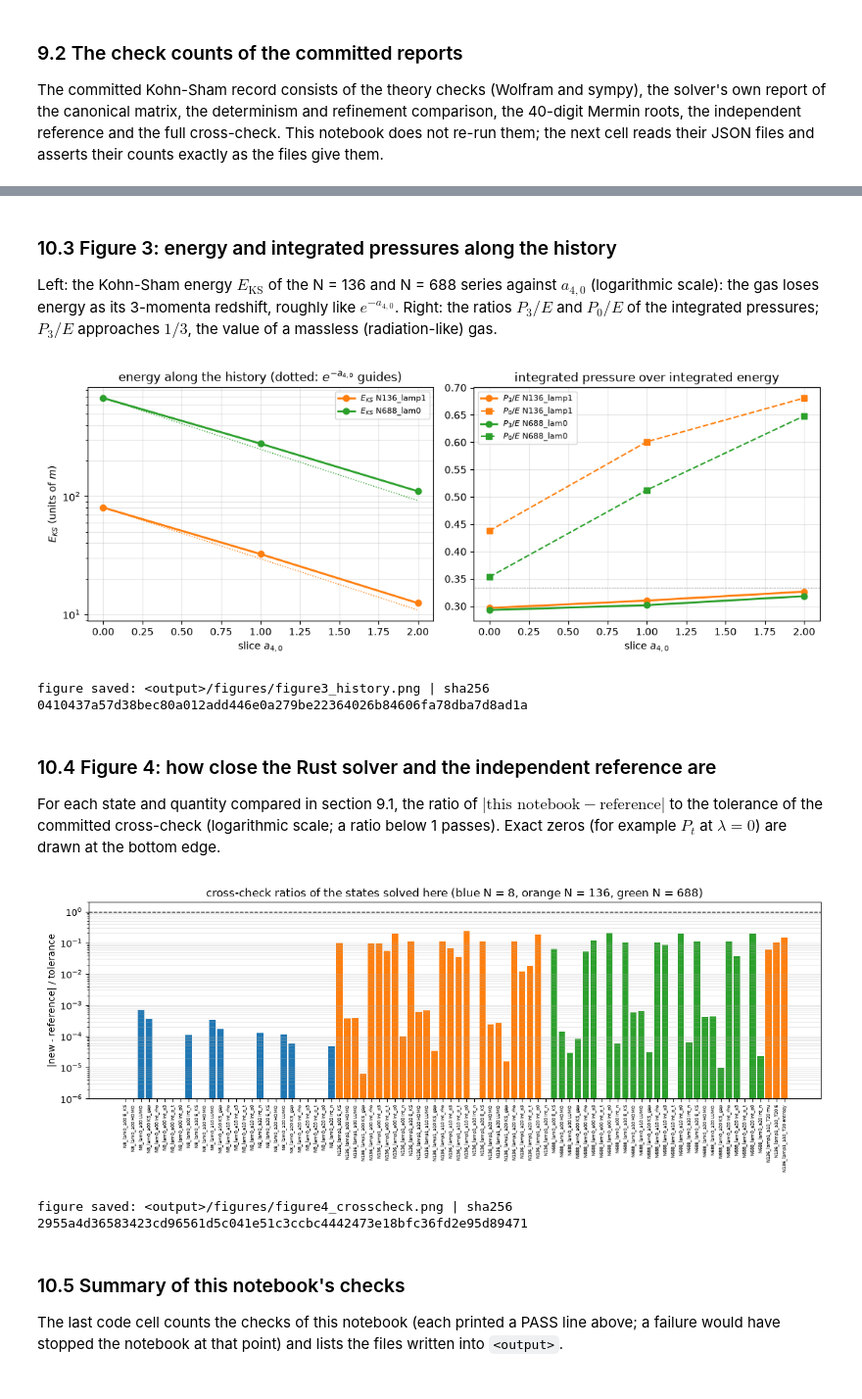
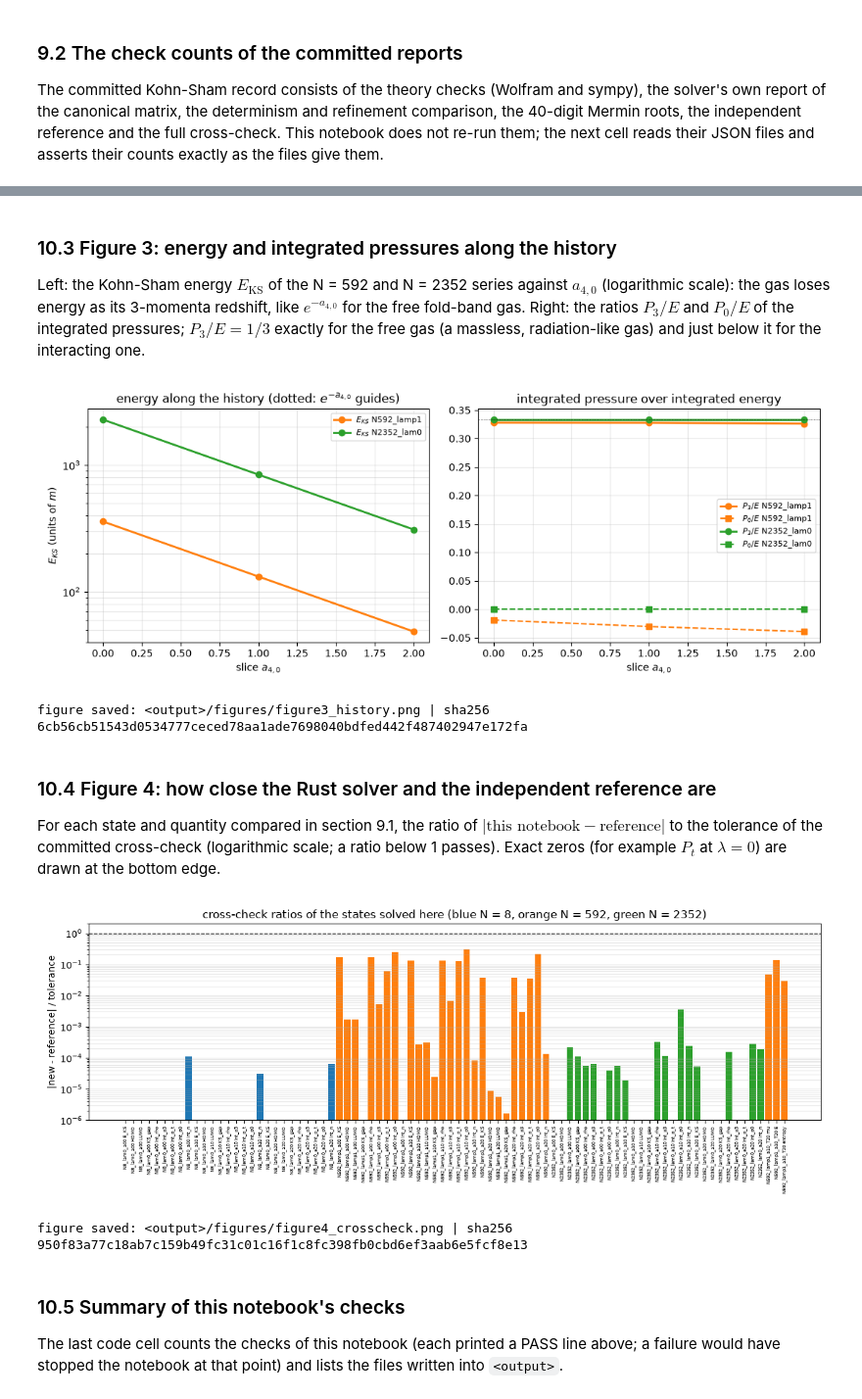
Before and after one commit to once-ere/Dirac_claude, a Jupyter notebook: Revision/notebooks/kohn_sham_states.ipynb, the cells around one changed output, grey strips where cells are left out. Shown at 98% size. Cells and saved outputs as stored; diff of their text form; code cells hidden in the pictures.

```diff
--- a/Revision/notebooks/kohn_sham_states.ipynb
+++ b/Revision/notebooks/kohn_sham_states.ipynb
@@ -646,7 +644,7 @@ for rid in GROUND_IDS:
     top_shell = max(l[0] for l in record_levels)
     levels_ok = record_levels <= new_levels and all(l[6] == 0 and l[0] > top_shell for l in extra) \
         and len(record_levels) == int(s["levels"])
-    emt = d["emtIntegrals_2Vol7_int_e6Hy"]
+    emt = d["emtIntegrals_2Vol7_int_e3Hy"]
     same_emt = all(emt[k] == float(e["int_" + k]) for k in ("rho", "p3", "p_t", "p0", "n"))
     same_profile = (RUN_DIR / f"{rid}.csv").read_bytes() == (RECORD / "ground" / "profiles" / f"{rid}.csv").read_bytes()
     check(f"{rid}_equals_record",
@@ -722,20 +720,24 @@ of the dark-sector notebook of this folder, not of this one.
 rows = ["| state | $E_\\mathrm{KS}$ | HOMO | LUMO | KS gap | $P_3/E$ | $P_t/E$ | $P_0/E$ |", "|---|---|---|---|---|---|---|---|"]
 for rid in GROUND_IDS:
     d, h = RESULTS[rid], DERIVED[rid]
-    emt = d["emtIntegrals_2Vol7_int_e6Hy"]
+    emt = d["emtIntegrals_2Vol7_int_e3Hy"]
     ratios = [f"{emt[k] / emt['rho']:.6f}" if emt["rho"] != 0 else "(E = 0)" for k in ("p3", "p_t", "p0")]
     rows.append(f"| {rid} | {d['E_KS']:.7f} | {h['HOMO']:.7f} | {h['LUMO']:.7f} | {h['KS_gap']:.7f} | " + " | ".join(ratios) + " |")
 display(Markdown("\n".join(rows)))
 gaps8 = [DERIVED[f"N8_lam0_a{s}"]["KS_gap"] for s in ("00", "10", "20")]
 print("N = 8, lambda = 0: Kohn-Sham gap", ", ".join(f"{g:.7f}" for g in gaps8),
-      "at a4,0 = 0, 1, 2 (the solver README quotes 0.4307337, 0.1703493, 0.06415941)")
-check("n8_gap_decreases", gaps8[0] > gaps8[1] > gaps8[2] > 0,
-      "the N = 8 gap (the n2 = 1 brane-band level) decreases along the history: the band redshifts")
-for prefix in ("N136_lamp1", "N688_lam0"):
-    w3 = [RESULTS[f"{prefix}_a{s}"]["emtIntegrals_2Vol7_int_e6Hy"] for s in ("00", "10", "20")]
-    r3 = [e["p3"] / e["rho"] for e in w3]
-    check(f"{prefix}_p3_over_E_rises", r3[0] < r3[1] < r3[2] < 1 / 3,
-          f"P3/E = {r3[0]:.4f}, {r3[1]:.4f}, {r3[2]:.4f} rises along the history and stays below 1/3")
+      "at a4,0 = 0, 1, 2 (the n2 = 1 fold-band level 0.25 e^(-a4,0))")
+check("n8_gap_is_the_fold_band", all(abs(g - 0.25 * np.exp(-a)) <= 1e-12 * 0.25 for g, a in zip(gaps8, SLICES)),
+      "the N = 8 gap is the n2 = 1 fold-band level eps = e^(-a4,0) dk, dk = 0.25, exactly (to 1e-12): the band redshifts")
+w3 = [RESULTS[f"N2352_lam0_a{s}"]["emtIntegrals_2Vol7_int_e3Hy"] for s in ("00", "10", "20")]
+r3 = [e["p3"] / e["rho"] for e in w3]
+check("N2352_lam0_p3_over_E_is_one_third", all(abs(r - 1 / 3) <= 1e-12 for r in r3),
+      f"P3/E = {r3[0]:.15f}, {r3[1]:.15f}, {r3[2]:.15f}: the free gas of N = 2352 is an exact fold-band gas "
+      "(radiation-like, P3 = E/3)")
+w3 = [RESULTS[f"N592_lamp1_a{s}"]["emtIntegrals_2Vol7_int_e3Hy"] for s in ("00", "10", "20")]
+r3 = [e["p3"] / e["rho"] for e in w3]
+check("N592_lamp1_p3_over_E", all(0.32 < r < 1 / 3 for r in r3),
+      f"P3/E = {r3[0]:.4f}, {r3[1]:.4f}, {r3[2]:.4f}: the interacting gas stays just below 1/3 along the history")
 # %% [output]
 | state | $E_\mathrm{KS}$ | HOMO | LUMO | KS gap | $P_3/E$ | $P_t/E$ | $P_0/E$ |
 |---|---|---|---|---|---|---|---|
@@ -775,7 +777,7 @@ def new_value(rid, q):
     if q in DERIVED.get(rid, {}):
         return DERIVED[rid][q]
     if q.startswith("int_"):
-        return d["emtIntegrals_2Vol7_int_e6Hy"][q[4:]]
+        return d["emtIntegrals_2Vol7_int_e3Hy"][q[4:]]
     return {"E_KS": d["E_KS"], "mu": d["mu_or_fermi_level"], "E": d["E_KS"], "entropy": d["entropy"]}[q]
 
 
@@ -853,8 +855,8 @@ def counts(name):
     return total, passed, failed, listed, len(rep["checks"])
 
 
-EXPECTED = {"ks-theory-wolfram.json": 51, "ks-theory-python.json": 63, "ks-rust-solver.json": 43,
-            "ks-rust-determinism.json": 14, "ks-rust-mermin-roots.json": 5, "ks-reference.json": 38,
+EXPECTED = {"ks-theory-wolfram.json": 51, "ks-theory-python.json": 61, "ks-rust-solver.json": 45,
+            "ks-rust-determinism.json": 14, "ks-rust-mermin-roots.json": 5, "ks-reference.json": 39,
             "ks-crosscheck.json": 31}
 print("record file                                       checks  passed  failed")
 for name, n in EXPECTED.items():
@@ -971,18 +972,18 @@ max |M_eff - m| = 1.068e-01 m, max |v_v| = 3.198e-02 m (the self-consistent mean
 # %% [markdown]
 ### 10.3 Figure 3: energy and integrated pressures along the history
 
-Left: the Kohn-Sham energy $E_\mathrm{KS}$ of the N = 136 and N = 688 series against $a_{4,0}$
-(logarithmic scale): the gas loses energy as its 3-momenta redshift, roughly like $e^{-a_{4,0}}$.
-Right: the ratios $P_3/E$ and $P_0/E$ of the integrated pressures; $P_3/E$ approaches $1/3$, the value
-of a massless (radiation-like) gas.
+Left: the Kohn-Sham energy $E_\mathrm{KS}$ of the N = 592 and N = 2352 series against $a_{4,0}$
+(logarithmic scale): the gas loses energy as its 3-momenta redshift, like $e^{-a_{4,0}}$ for the free fold-band gas.
+Right: the ratios $P_3/E$ and $P_0/E$ of the integrated pressures; $P_3/E = 1/3$ exactly for the free gas (a massless,
+radiation-like gas) and just below it for the interacting one.
 # %%
 fig, (ax1, ax2) = plt.subplots(1, 2, figsize=(11, 4.2))
-for prefix, colour in (("N136_lamp1", "C1"), ("N688_lam0", "C2")):
+for prefix, colour in (("N592_lamp1", "C1"), ("N2352_lam0", "C2")):
     ids = [f"{prefix}_a{int(10 * a):02d}" for a in SLICES]
     E = np.array([RESULTS[i]["E_KS"] for i in ids])
     ax1.semilogy(a4s, E, "o-", color=colour, lw=2, label=f"$E_{{KS}}$ {prefix}")
     ax1.semilogy(a4s, E[0] * np.exp(-a4s), ":", color=colour, lw=1)
-    emts = [RESULTS[i]["emtIntegrals_2Vol7_int_e6Hy"] for i in ids]
+    emts = [RESULTS[i]["emtIntegrals_2Vol7_int_e3Hy"] for i in ids]
     ax2.plot(a4s, [e["p3"] / e["rho"] for e in emts], "o-", color=colour, lw=2, label=f"$P_3/E$ {prefix}")
     ax2.plot(a4s, [e["p0"] / e["rho"] for e in emts], "s--", color=colour, lw=1.5, label=f"$P_0/E$ {prefix}")
 ax2.axhline(1 / 3, color="k", lw=0.5, ls=":")
@@ -998,8 +999,8 @@ ax2.grid(True, alpha=0.3)
 fig.tight_layout()
 save_and_show(fig, "figure3_history.png")
 # %% [output]
-[figure, old version]
+[figure, new version]
-figure saved: <output>/figures/figure3_history.png | sha256 0410437a57d38bec80a012add446e0a279be22364026b84606fa78dba7d8ad1a
+figure saved: <output>/figures/figure3_history.png | sha256 6cb56cb51543d0534777ceced78aa1ade7698040bdfed442f487402947e172fa
 # %% [markdown]
 ### 10.4 Figure 4: how close the Rust solver and the independent reference are
 
@@ -1009,20 +1010,20 @@ passes). Exact zeros (for example $P_t$ at $\lambda = 0$) are drawn at the botto
 # %%
 labels = [f"{rid}\n{q}" for (rid, q) in XC_RATIOS]
 values = np.array([max(v, 1e-6) for v in XC_RATIOS.values()])
 fig, ax = plt.subplots(figsize=(12, 4.6))
-ax.bar(np.arange(len(values)), values, color=["C0" if "N8" in l else "C1" if "N136" in l else "C2" for l in labels])
+ax.bar(np.arange(len(values)), values, color=["C0" if "N8_" in l else "C1" if "N592" in l else "C2" for l in labels])
 ax.set_yscale("log")
 ax.set_ylim(1e-6, 2)
 ax.axhline(1.0, color="k", lw=1, ls="--")
 ax.set_xticks(np.arange(len(values)), [l.replace("\n", " ") for l in labels], rotation=90, fontsize=5)
 ax.set_ylabel("|new - reference| / tolerance")
-ax.set_title("cross-check ratios of the states solved here (blue N = 8, orange N = 136, green N = 688)")
+ax.set_title("cross-check ratios of the states solved here (blue N = 8, orange N = 592, green N = 2352)")
 ax.grid(True, axis="y", which="both", alpha=0.3)
 fig.tight_layout()
 save_and_show(fig, "figure4_crosscheck.png")
 # %% [output]
-[figure, old version]
+[figure, new version]
-figure saved: <output>/figures/figure4_crosscheck.png | sha256 2955a4d36583423cd96561d5c041e51c3ccbc4442473e18bfc36fd2e95d89471
+figure saved: <output>/figures/figure4_crosscheck.png | sha256 950f83a77c18ab7c159b49fc31c01c16f1c8fc398fb0cbd6ef3aab6e5fcf8e13
 # %% [markdown]
 ### 10.5 Summary of this notebook's checks
 
```
Also changed, not shown: parts of 18 cells of this notebook, 27 other files.
